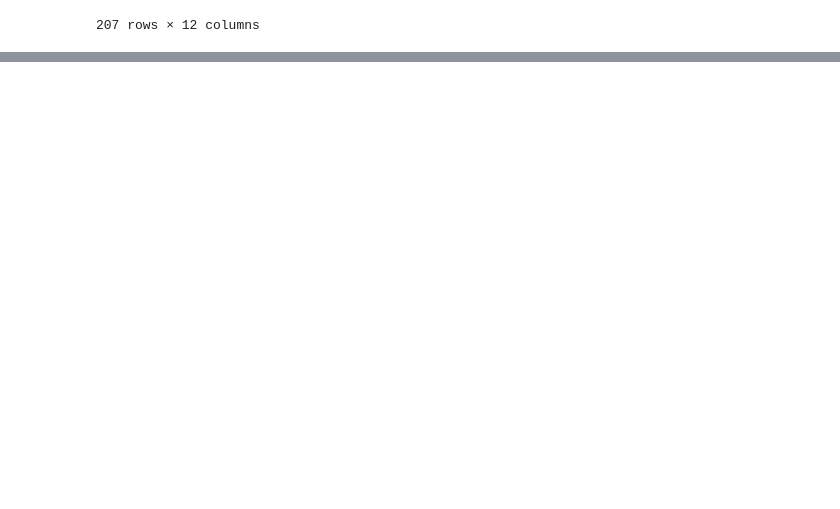
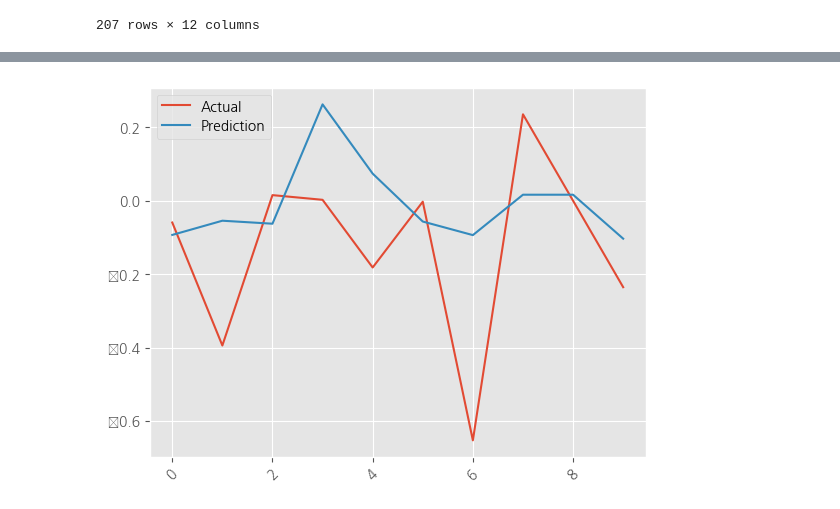
Before and after one commit to paragonyun/Deepconomics, a Jupyter notebook: main.ipynb, the cells around one changed output, grey strips where cells are left out. Saved outputs shown, nothing was run; the diff lists cells and outputs as text; code cells hidden in the pictures; blank space fills up the shorter version.

Commit message:
Feature Test

```diff
--- a/main.ipynb
+++ b/main.ipynb
@@ -626,0 +956,3 @@ show_weights(pi_result, top = 10, feature_names = diff_df_pca.drop(['Target'],ax
+# %%
+selected_X_train = diff_df_pca[['연준금리', '과거_외평채_1','금리관련','Target']]
+selected_X_train
@@ -626,0 +974,3 @@ show_weights(pi_result, top = 10, feature_names = diff_df_pca.drop(['Target'],ax
+# %%
+selected_X_test = pca_X_test[['연준금리', '과거_외평채_1','금리관련']]
+selected_X_test
@@ -626,0 +1037,11 @@ show_weights(pi_result, top = 10, feature_names = diff_df_pca.drop(['Target'],ax
+# %%
+from ML_reg import xgb
+
+new_model = xgb(X_train=selected_X_train.drop(['Target'], axis=1), y_train=selected_X_train['Target'],
+            X_test=selected_X_test, y_test=diff_y_test)
+
+new_preds, new_fitted_model = new_model.train(Regressor='x')
+
+model.plot_preds(preds=new_preds)
+# %% [output]
+[figure, added]
```
Also changed, not shown: parts of 32 cells of this notebook.
